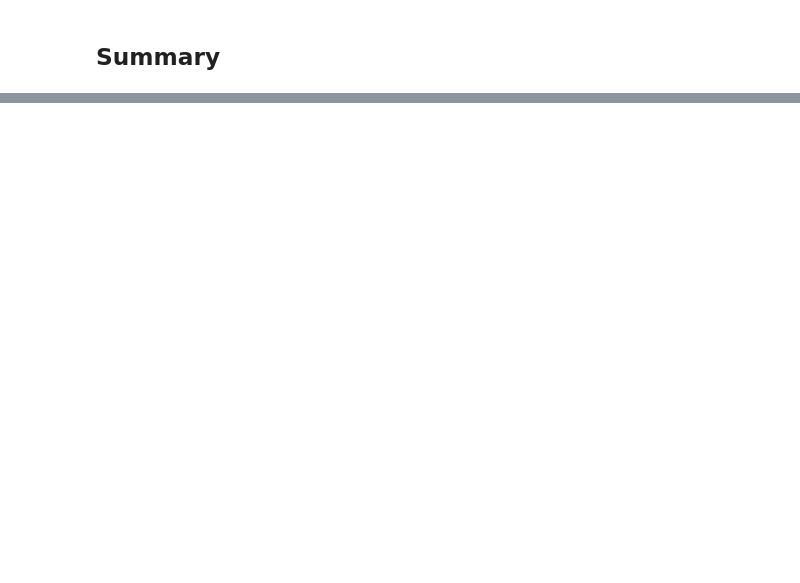
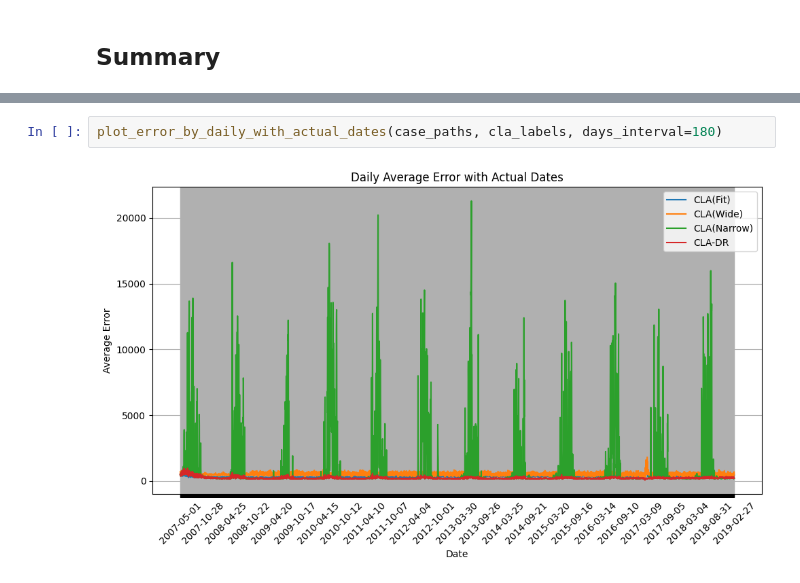
Before and after one commit to tyokyo320/time-series, a Jupyter notebook: utils/error_by_period.ipynb, the cells around one changed output, grey strips where cells are left out. Saved outputs shown, nothing was run; the diff lists cells and outputs as text; blank space fills up the shorter version.

```diff
--- a/utils/error_by_period.ipynb
+++ b/utils/error_by_period.ipynb
@@ -225,0 +275,4 @@ plot_error_by_period_multiple_with_cla_labels(df_list=data_list, labels=cla_labe
+# %%
+plot_error_by_daily_with_actual_dates(case_paths, cla_labels, days_interval=180)
+# %% [output]
+[figure, added]
```
Also changed, not shown: parts of 23 cells of this notebook, 3 other files.
